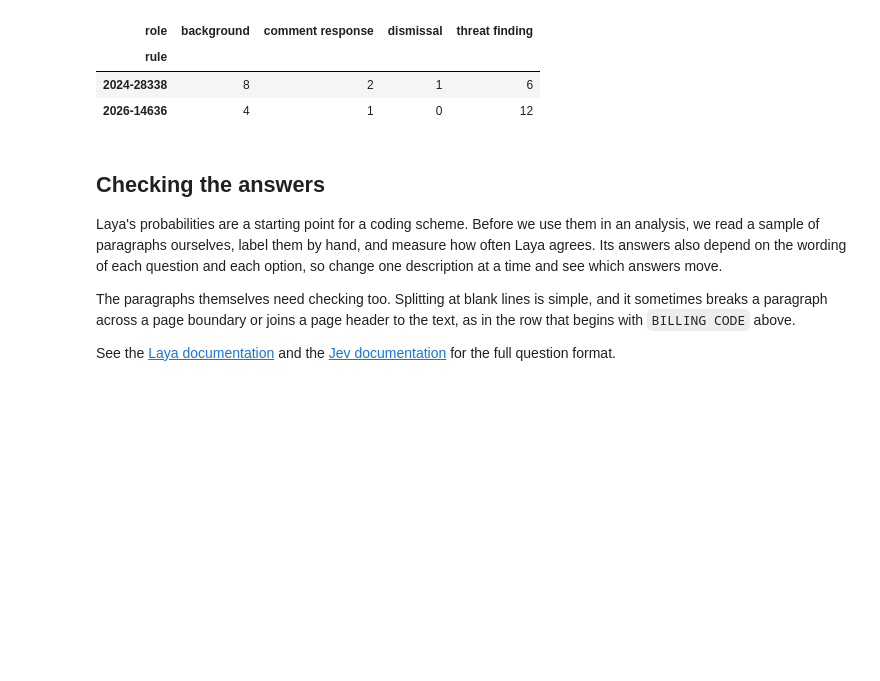
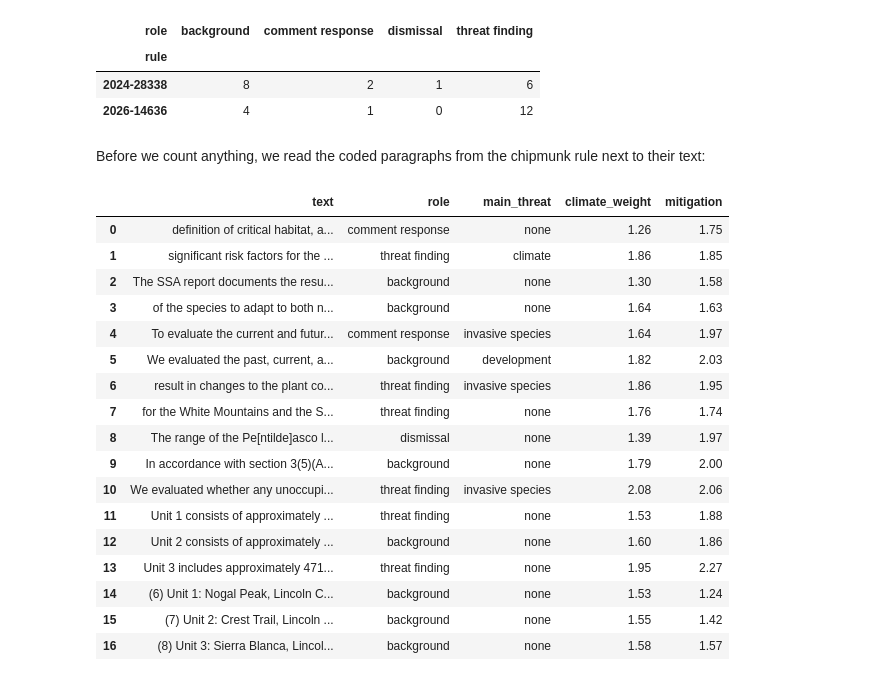
Before and after one commit to espm-157/website, a Jupyter notebook: reading/laya-example.ipynb, the cells around one changed output. Cells and saved outputs as stored; diff of their text form; code cells hidden in the pictures; blank space fills up the shorter version.

```diff
--- a/reading/laya-example.ipynb
+++ b/reading/laya-example.ipynb
@@ -33,6 +33,7 @@ import pandas as pd
 from dotenv import load_dotenv
 
 load_dotenv()
+pd.set_option("display.max_colwidth", 150)
 laya_url = os.environ["LAYA_URL"]
 laya_auth = {"Authorization": f"Bearer {os.environ['LAYA_API_KEY']}"}
 
@@ -210,7 +211,7 @@ def code_paragraphs(texts):
     questions = role_and_threat | scales
     rows = []
     for text, answer in zip(texts, decide_many(texts, questions)):
-        rows.append({"text": text[:80],
+        rows.append({"text": text[:150],
                      "role": answer["role"]["choice"],
                      "main_threat": answer["main_threat"]["choice"],
                      "climate_weight": round(answer["climate_weight"]["score"], 2),
@@ -258,17 +259,27 @@ corpus.groupby(["rule", "role"]).size().unstack(fill_value=0)
 | rule |  |  |  |  |
 | 2024-28338 | 8 | 2 | 1 | 6 |
 | 2026-14636 | 4 | 1 | 0 | 12 |
-# %% [markdown]
-## Checking the answers
-
-Laya's probabilities are a starting point for a coding scheme. Before we use them in an analysis,
-we read a sample of paragraphs ourselves, label them by hand, and measure how often Laya agrees.
-Its answers also depend on the wording of each question and each option, so change one description
-at a time and see which answers move.
-
-The paragraphs themselves need checking too. Splitting at blank lines is simple, and it sometimes
-breaks a paragraph across a page boundary or joins a page header to the text, as in the row that
-begins with `BILLING CODE` above.
-
-See the [Laya documentation](https://nandhakishorm.github.io/laya/) and the
-[Jev documentation](https://docs.typesafe.ai/primitives) for the full question format.
+# %% [markdown]
+Before we count anything, we read the coded paragraphs from the chipmunk rule next to their
+text:
+# %%
+corpus[corpus.rule == "2024-28338"].drop(columns="rule")
+# %% [output]
+|  | text | role | main_threat | climate_weight | mitigation |
+| 0 | definition of critical habitat, a... | comment response | none | 1.26 | 1.75 |
+| 1 | significant risk factors for the ... | threat finding | climate | 1.86 | 1.85 |
+| 2 | The SSA report documents the resu... | background | none | 1.30 | 1.58 |
+| 3 | of the species to adapt to both n... | background | none | 1.64 | 1.63 |
+| 4 | To evaluate the current and futur... | comment response | invasive species | 1.64 | 1.97 |
+| 5 | We evaluated the past, current, a... | background | development | 1.82 | 2.03 |
+| 6 | result in changes to the plant co... | threat finding | invasive species | 1.86 | 1.95 |
+| 7 | for the White Mountains and the S... | threat finding | none | 1.76 | 1.74 |
+| 8 | The range of the Pe[ntilde]asco l... | dismissal | none | 1.39 | 1.97 |
+| 9 | In accordance with section 3(5)(A... | background | none | 1.79 | 2.00 |
+| 10 | We evaluated whether any unoccupi... | threat finding | invasive species | 2.08 | 2.06 |
+| 11 | Unit 1 consists of approximately ... | threat finding | none | 1.53 | 1.88 |
+| 12 | Unit 2 consists of approximately ... | background | none | 1.60 | 1.86 |
+| 13 | Unit 3 includes approximately 471... | threat finding | none | 1.95 | 2.27 |
+| 14 | (6) Unit 1: Nogal Peak, Lincoln C... | background | none | 1.53 | 1.24 |
+| 15 | (7) Unit 2: Crest Trail, Lincoln ... | background | none | 1.55 | 1.42 |
+| 16 | (8) Unit 3: Sierra Blanca, Lincol... | background | none | 1.58 | 1.57 |
```
Also changed, not shown: parts of 2 cells of this notebook.
